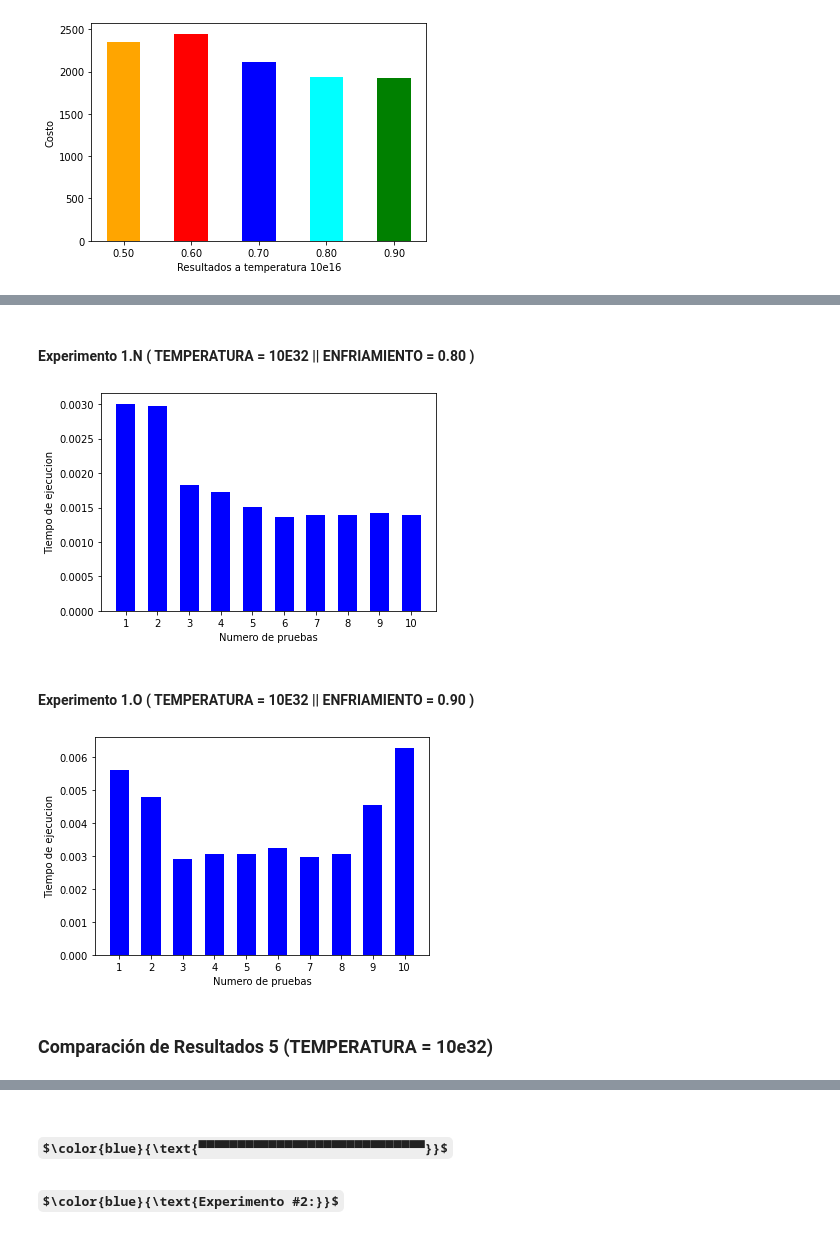
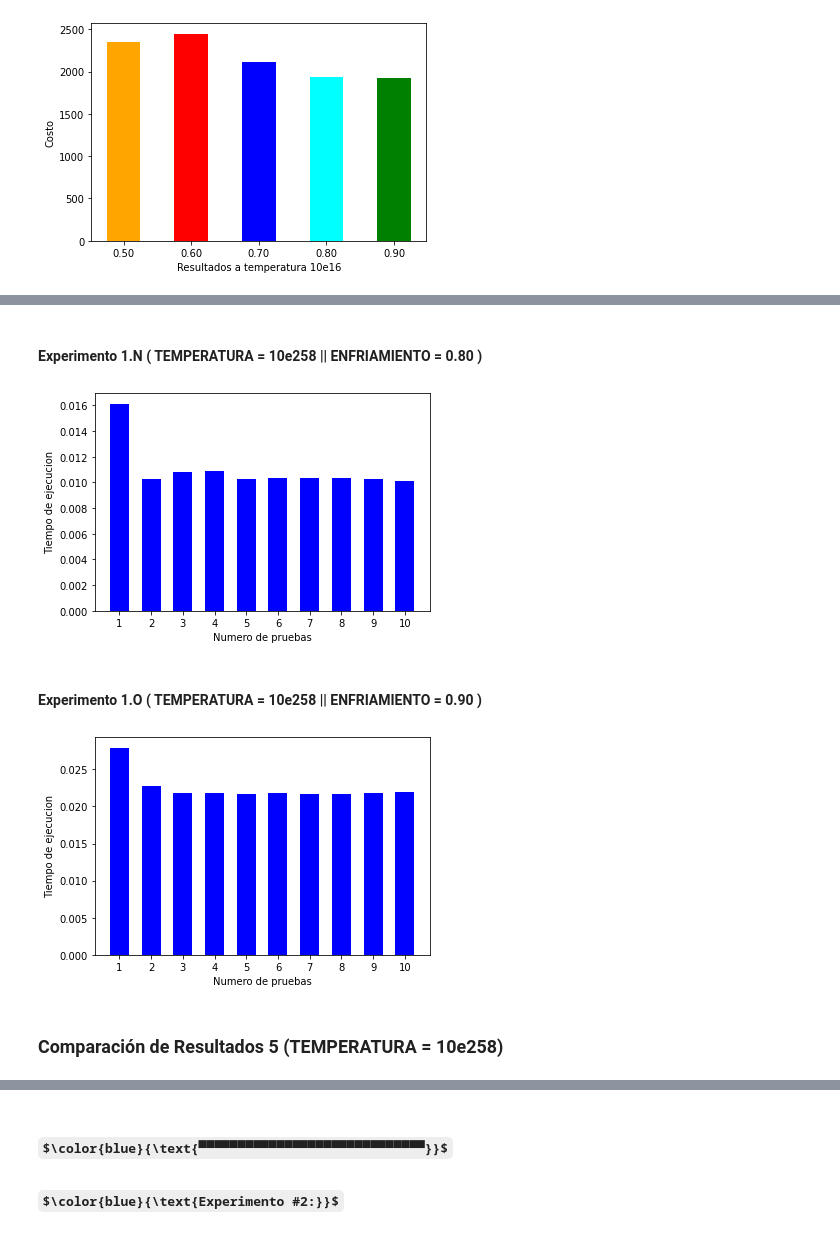
Before and after one commit to IC-3002/ic-3002-2020ii-p2-pseint, a Jupyter notebook: Cuaderno_Proyecto2.ipynb, the cells around one changed output, grey strips where cells are left out. Saved outputs shown, nothing was run; the diff lists cells and outputs as text; code cells hidden in the pictures; some formulas as TeX source.

```diff
--- a/Cuaderno_Proyecto2.ipynb
+++ b/Cuaderno_Proyecto2.ipynb
@@ -335,20 +335,20 @@ sol_sa_10e32_70 = resultado[1]
 # %% [markdown]
-#### Experimento 1.N (  TEMPERATURA = 10E32   ||    ENFRIAMIENTO = 0.80  )
+#### Experimento 1.N (  TEMPERATURA = 10e258   ||    ENFRIAMIENTO = 0.80  )
 # %%
-resultado = calcular_tiempos_sa(10, 'Alajuela', 10e32, 0.80)
+resultado = calcular_tiempos_sa(10, 'Alajuela', 10e258, 0.80)
 tiempo_sa_10e32_80 = resultado[0]
 sol_sa_10e32_80 = resultado[1]
 # %% [output]
-[figure, old version]
+[figure, new version]
 # %% [markdown]
-#### Experimento 1.O (  TEMPERATURA = 10E32   ||    ENFRIAMIENTO = 0.90  )
+#### Experimento 1.O (  TEMPERATURA = 10e258   ||    ENFRIAMIENTO = 0.90  )
 # %%
-resultado = calcular_tiempos_sa(10, 'Alajuela', 10e32, 0.90)
+resultado = calcular_tiempos_sa(10, 'Alajuela', 10e258, 0.90)
 tiempo_sa_10e32_90 = resultado[0]
 sol_sa_10e32_90 = resultado[1]
 # %% [output]
-[figure, old version]
+[figure, new version]
 # %% [markdown]
-   ### Comparación de Resultados 5 (TEMPERATURA = 10e32)
+   ### Comparación de Resultados 5 (TEMPERATURA = 10e258)
 # %%
 resultados_10e32 = [tiempo_sa_10e32_50, tiempo_sa_10e32_60, tiempo_sa_10e32_70, tiempo_sa_10e32_80, tiempo_sa_10e32_90]
```
Also changed, not shown: parts of 15 cells of this notebook.
